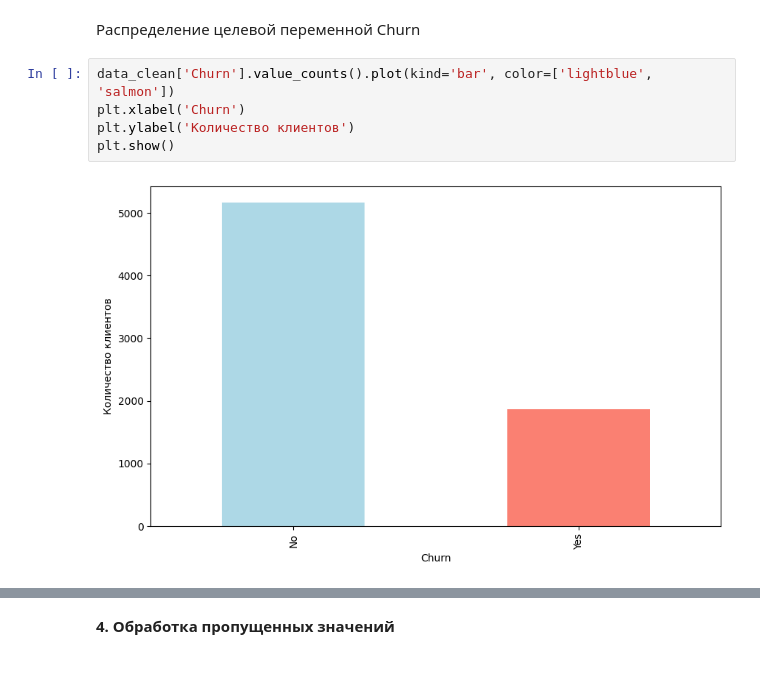
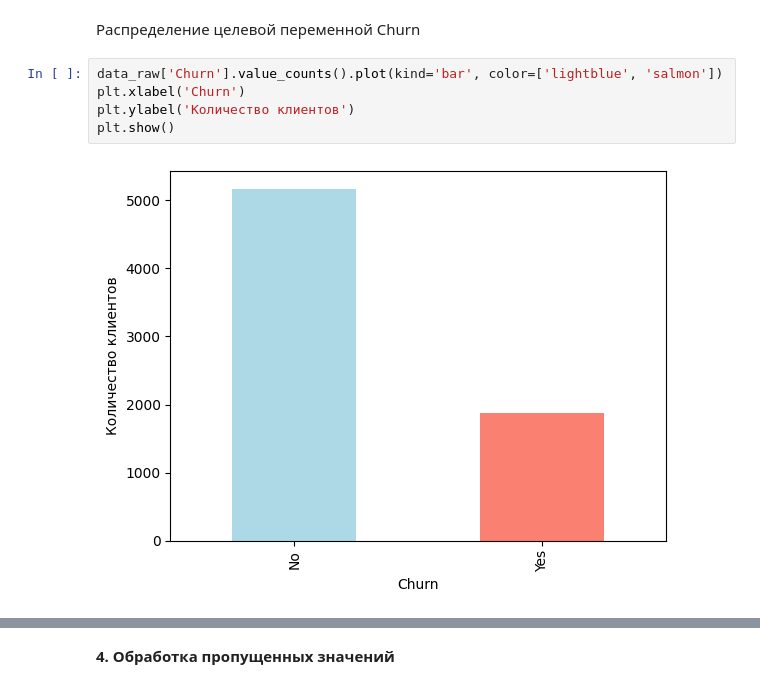
Before and after one commit to ilya-agafonov/machine-learning, a Jupyter notebook: Telco Customer Churn/Untitled0.ipynb, the cells around one changed output, grey strips where cells are left out. Cells and saved outputs as stored; diff of their text form.

```diff
--- a/Telco Customer Churn/Untitled0.ipynb
+++ b/Telco Customer Churn/Untitled0.ipynb
@@ -124,9 +107,9 @@ plt.show()
 # %% [markdown]
 Распределение целевой переменной Churn
 # %%
-data_clean['Churn'].value_counts().plot(kind='bar', color=['lightblue', 'salmon'])
+data_raw['Churn'].value_counts().plot(kind='bar', color=['lightblue', 'salmon'])
 plt.xlabel('Churn')
 plt.ylabel('Количество клиентов')
 plt.show()
 # %% [output]
-[figure, old version]
+[figure, new version]
```
Also changed, not shown: parts of 44 cells of this notebook.
